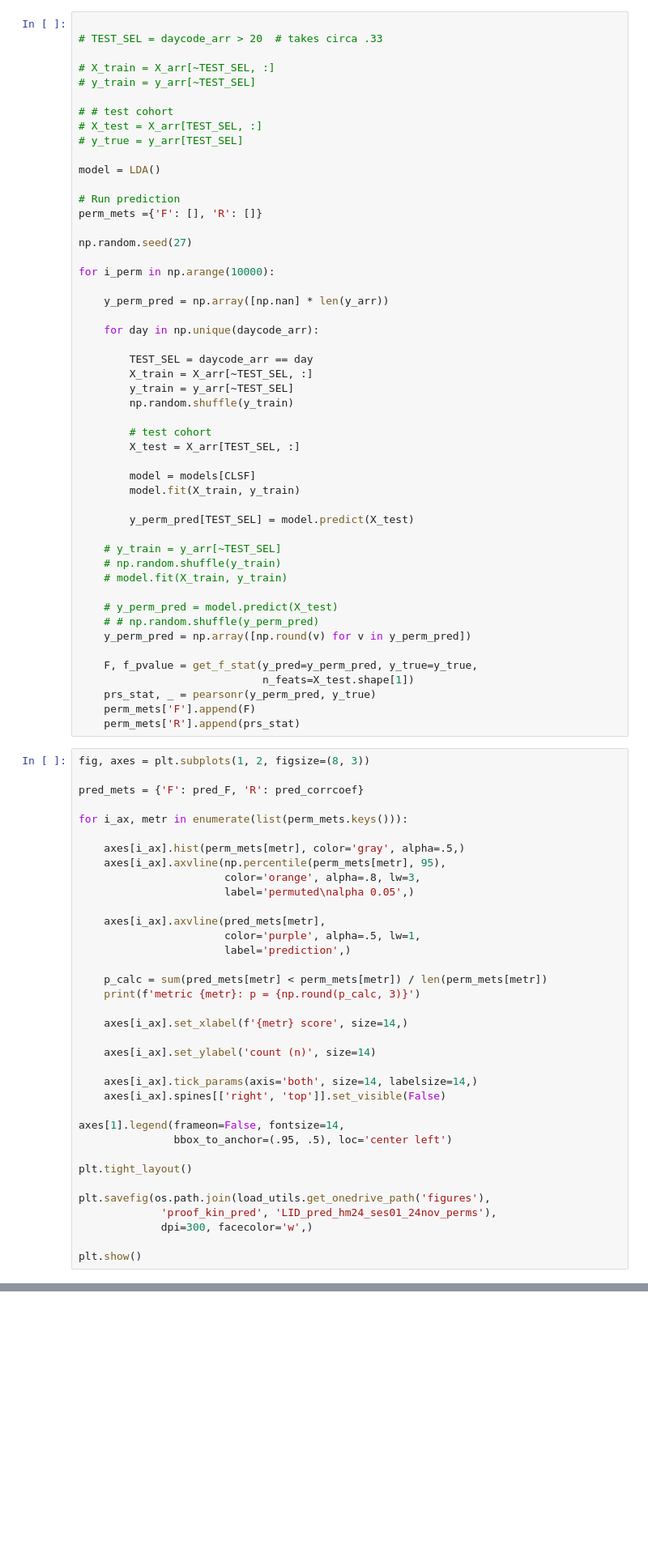
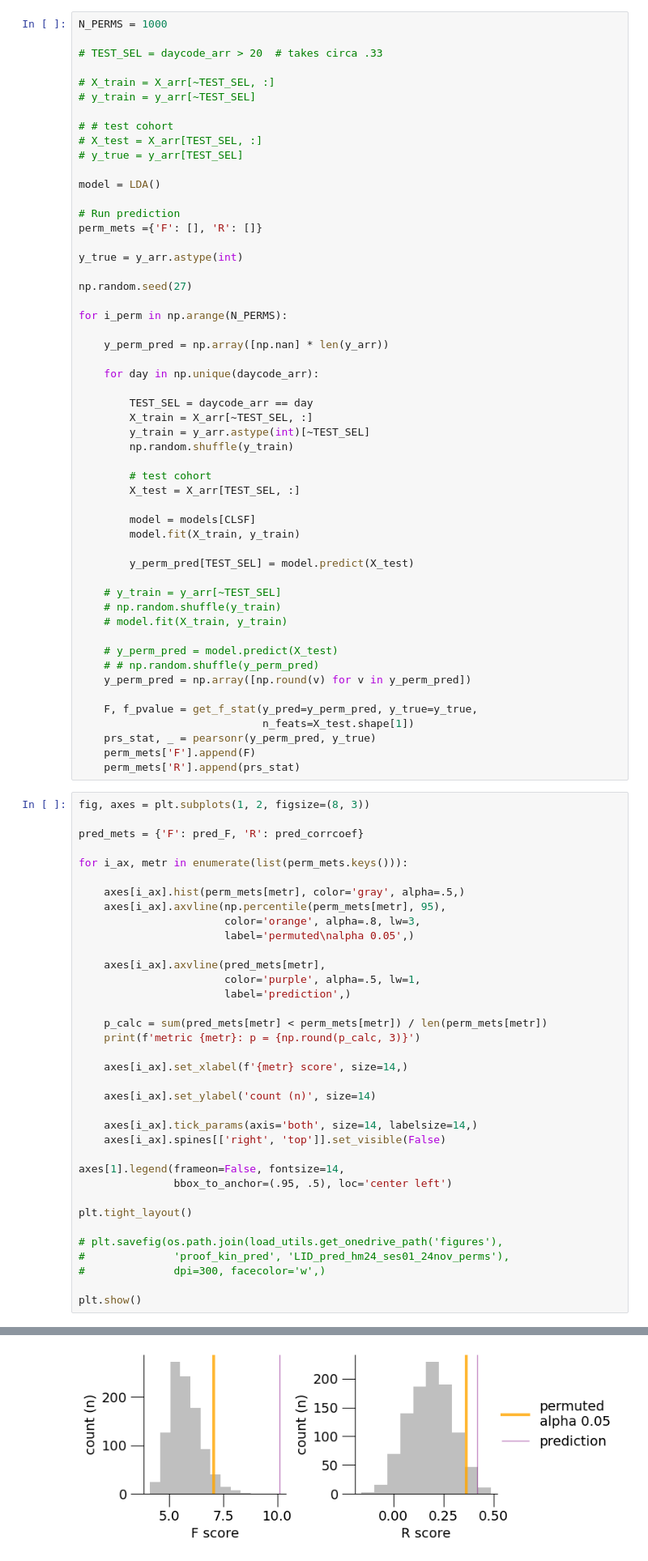
Before and after one commit to jgvhabets/EMA_clinic_validation, a Jupyter notebook: code/naturalistic_EMA.ipynb, the cells around one changed output, grey strips where cells are left out. Shown: that part at 81% size. Saved outputs shown, nothing was run; the diff lists cells and outputs as text; blank space fills up the shorter version.

```diff
--- a/code/naturalistic_EMA.ipynb
+++ b/code/naturalistic_EMA.ipynb
@@ -868,6 +1068,7 @@ plt.show()
 # %% [markdown]
 Perm test
 # %%
+N_PERMS = 1000
 
 # TEST_SEL = daycode_arr > 20  # takes circa .33
 
@@ -883,9 +1084,11 @@ model = LDA()
 # Run prediction
 perm_mets ={'F': [], 'R': []}
 
+y_true = y_arr.astype(int)
+
 np.random.seed(27)
 
-for i_perm in np.arange(10000):
+for i_perm in np.arange(N_PERMS):
 
     y_perm_pred = np.array([np.nan] * len(y_arr))
 
@@ -893,7 +1096,7 @@ for i_perm in np.arange(10000):
 
         TEST_SEL = daycode_arr == day
         X_train = X_arr[~TEST_SEL, :]
-        y_train = y_arr[~TEST_SEL]
+        y_train = y_arr.astype(int)[~TEST_SEL]
         np.random.shuffle(y_train)
 
         # test cohort
@@ -948,8 +1151,9 @@ axes[1].legend(frameon=False, fontsize=14,
 
 plt.tight_layout()
 
-plt.savefig(os.path.join(load_utils.get_onedrive_path('figures'),
-             'proof_kin_pred', 'LID_pred_hm24_ses01_24nov_perms'),
-             dpi=300, facecolor='w',)
+# plt.savefig(os.path.join(load_utils.get_onedrive_path('figures'),
+#              'proof_kin_pred', 'LID_pred_hm24_ses01_24nov_perms'),
+#              dpi=300, facecolor='w',)
 
 plt.show()
+# %% [output]
@@ -956,3 +1162,4 @@ plt.show()
+[figure, added]
 # %% [markdown]
 Get submovement indices
 
```
Also changed, not shown: parts of 26 cells of this notebook, 1 other file.
